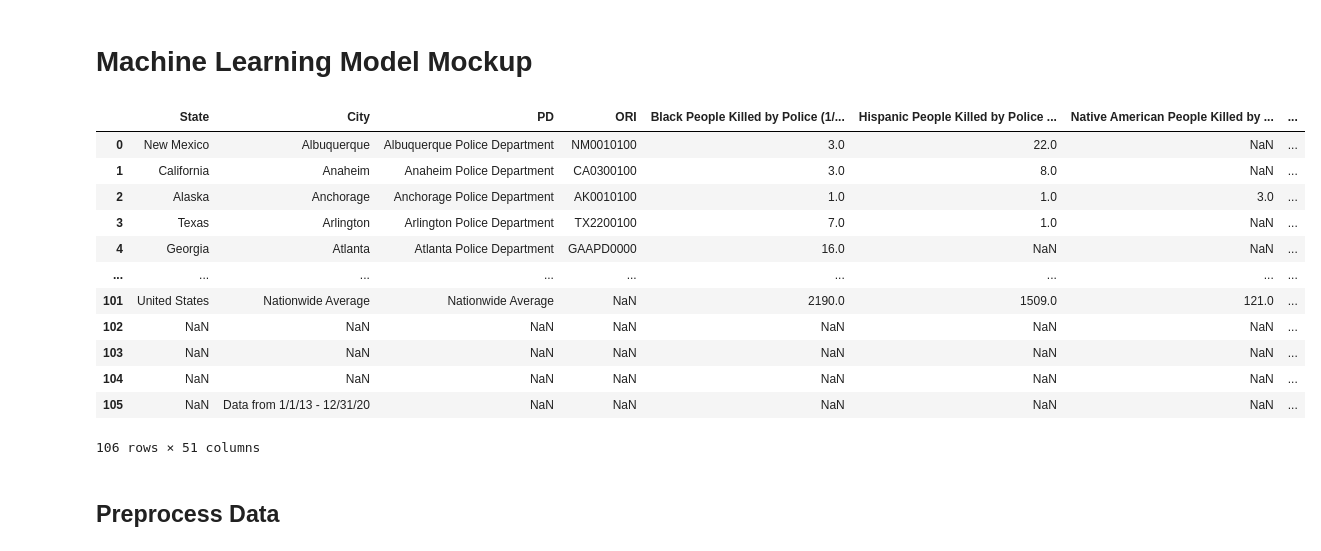
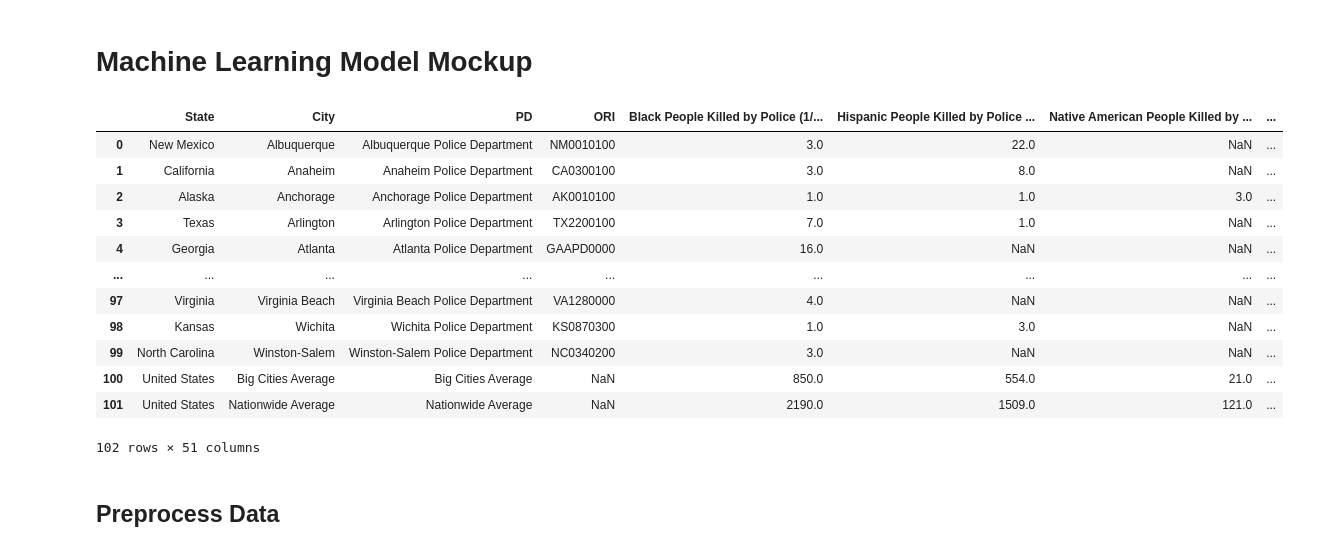
Before and after one commit to TamaraGR/Police_Violence_Analysis, a Jupyter notebook: Machine_Learning_Model_Mockup.ipynb, the cells around one changed output. Cells and saved outputs as stored; diff of their text form; code cells hidden in the pictures.

Commit message:
Another new data set -pre-processing data

```diff
--- a/Machine_Learning_Model_Mockup.ipynb
+++ b/Machine_Learning_Model_Mockup.ipynb
@@ -20,23 +20,27 @@ from imblearn.metrics import classification_report_imbalanced
 from sklearn.metrics import plot_confusion_matrix
 # %%
 # Load the data
-file_path = 'Resources/2013-2020_Killings_by_PD.csv'
+file_path = 'Resources/2013-2020_Killings_by_PD_Cleaned.csv'
 killings_df = pd.read_csv(file_path)
 killings_df
+
+# CSV in this code manually cleaned in Excel to save time
+# Will need to use '2013-2020_Killings_by_PD.csv' in final code
+# Cleaning this data will require for loops
 # %% [output]
 |  | State | City | PD | ORI | Black People Killed by Police (1/... | Hispanic People Killed by Police ... | Native American People Killed by ... | ... |
 | 0 | New Mexico | Albuquerque | Albuquerque Police Department | NM0010100 | 3.0 | 22.0 | NaN | ... |
 | 1 | California | Anaheim | Anaheim Police Department | CA0300100 | 3.0 | 8.0 | NaN | ... |
 | 2 | Alaska | Anchorage | Anchorage Police Department | AK0010100 | 1.0 | 1.0 | 3.0 | ... |
 | 3 | Texas | Arlington | Arlington Police Department | TX2200100 | 7.0 | 1.0 | NaN | ... |
 | 4 | Georgia | Atlanta | Atlanta Police Department | GAAPD0000 | 16.0 | NaN | NaN | ... |
 | ... | ... | ... | ... | ... | ... | ... | ... | ... |
+| 97 | Virginia | Virginia Beach | Virginia Beach Police Department | VA1280000 | 4.0 | NaN | NaN | ... |
+| 98 | Kansas | Wichita | Wichita Police Department | KS0870300 | 1.0 | 3.0 | NaN | ... |
+| 99 | North Carolina | Winston-Salem | Winston-Salem Police Department | NC0340200 | 3.0 | NaN | NaN | ... |
+| 100 | United States | Big Cities Average | Big Cities Average | NaN | 850.0 | 554.0 | 21.0 | ... |
 | 101 | United States | Nationwide Average | Nationwide Average | NaN | 2190.0 | 1509.0 | 121.0 | ... |
-| 102 | NaN | NaN | NaN | NaN | NaN | NaN | NaN | ... |
-| 103 | NaN | NaN | NaN | NaN | NaN | NaN | NaN | ... |
-| 104 | NaN | NaN | NaN | NaN | NaN | NaN | NaN | ... |
-| 105 | NaN | Data from 1/1/13 - 12/31/20 | NaN | NaN | NaN | NaN | NaN | ... |
-106 rows × 51 columns
+102 rows × 51 columns
 # %% [markdown]
 ## Preprocess Data
 # %%
```
Also changed, not shown: parts of 9 cells of this notebook, 3 other files.
